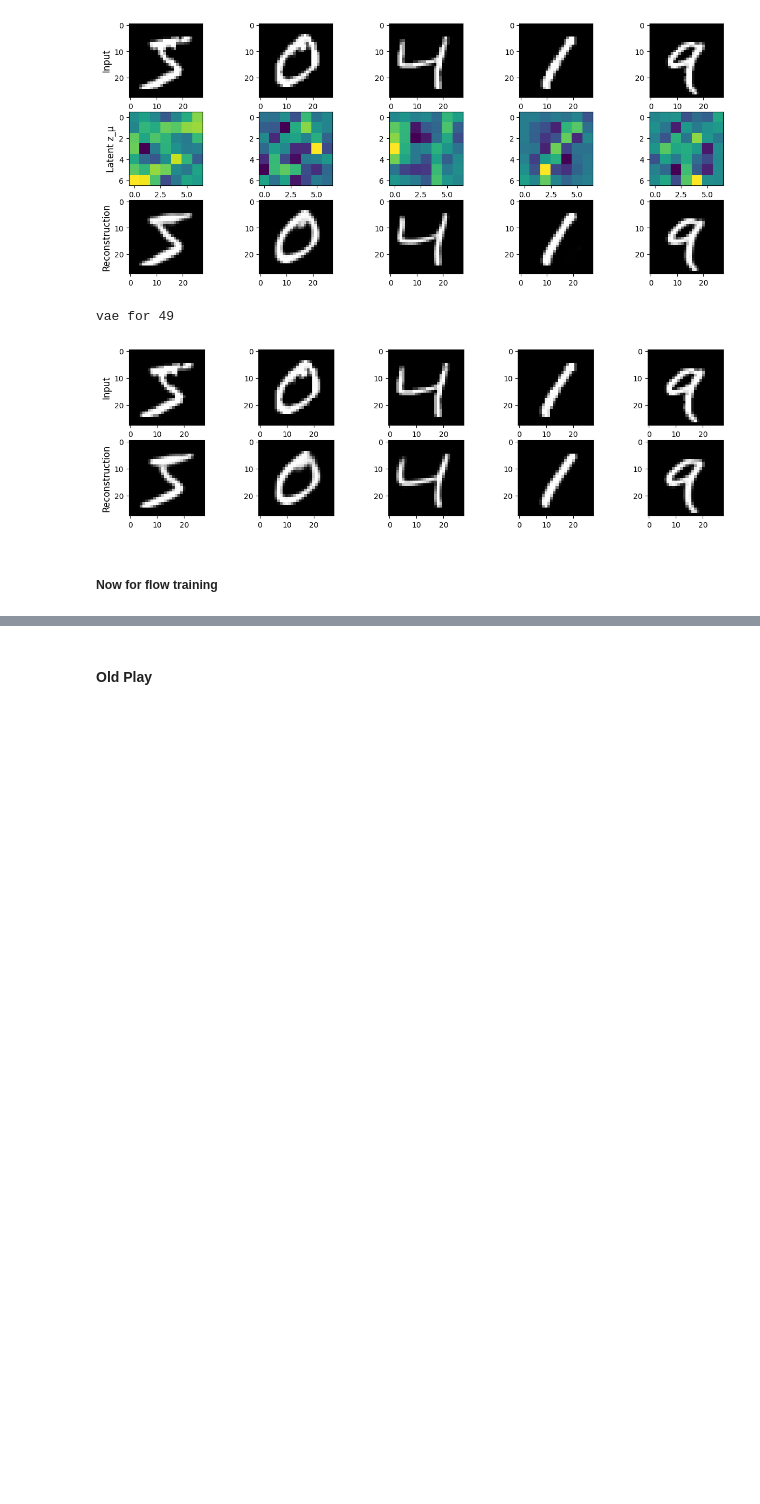
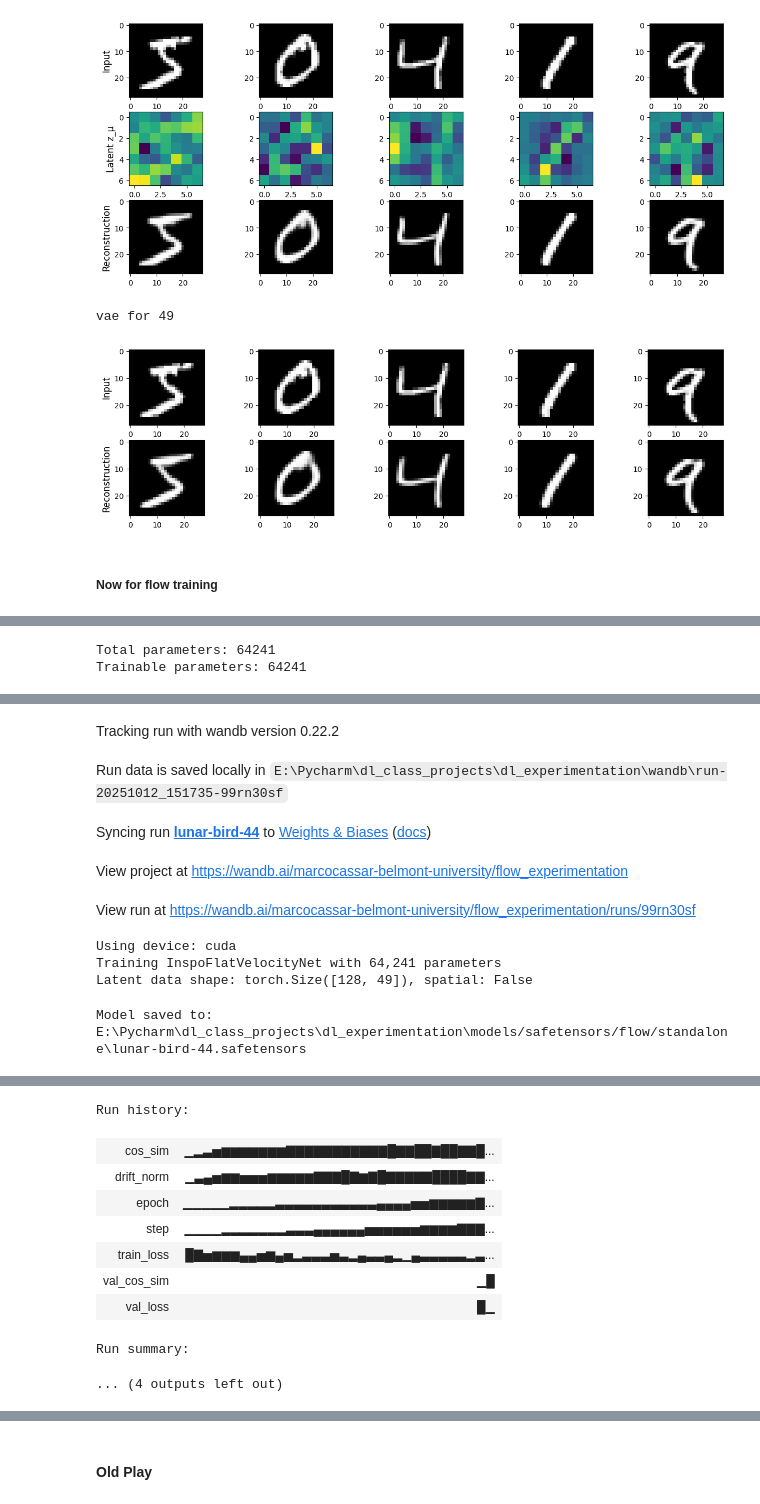
Before and after one commit to Ocrabit/dl_class_projects, a Jupyter notebook: full cycle.ipynb, the cells around one changed output, grey strips where cells are left out. Cells and saved outputs as stored; diff of their text form; code cells hidden in the pictures; blank space fills up the shorter version.

```diff
--- a/full cycle.ipynb
+++ b/full cycle.ipynb
@@ -610,3 +671,40 @@ class FlatVelocityNet(nn.Module):
         return self.fc_out(x)
 # %%
-flow_49 = FlatVelocityNet(49)
+# flow_49 = FlatVelocityNet(49)
+
+# flow_config = dict(
+#     learning_rate=1e-3,
+#     weight_decay=0.0,
+#     epochs=10,
+#     batch_size=128,
+#     n_steps=20,
+#     use_time_warp=False,
+#     reflow_every=0,  # 0 = no reflow, >0 = reflow every N steps
+# )
+
+flow_49 = InspoFlatVelocityNet(
+    input_dim=49,
+    base_channels=32,
+    blocks_per_level=1,
+    use_skips=True,
+    use_ln=True
+
+)
+
+flow_config = dict(
+    learning_rate=1e-3,
+    weight_decay=0.0,
+    epochs=10,
+    batch_size=128,
+    n_steps=20,
+    use_time_warp=False,
+    reflow_every=0,  # 0 = no reflow, >0 = reflow every N steps
+)
+
+total_params = sum(p.numel() for p in flow_49.parameters())
+trainable_params = sum(p.numel() for p in flow_49.parameters() if p.requires_grad)
+print(f"Total parameters: {total_params}")
+print(f"Trainable parameters: {trainable_params}")
+# %% [output]
+Total parameters: 64241
+Trainable parameters: 64241
@@ -613,2 +714,5 @@ flow_49 = FlatVelocityNet(49)
 # %%
-flow_train(flow_49, train_dl_49, test_dl_49, config=config={'reflow_every': 5. 'epochs': 20})
+flow_train(flow_49, train_dl_49, test_dl_49, config=flow_config
+           # , pretrained_model=parent
+          )
+# %% [output]
@@ -614,0 +720,9 @@ flow_train(flow_49, train_dl_49, test_dl_49, config=config={'reflow_every': 5. '
+Tracking run with wandb version 0.22.2
+Run data is saved locally in E:\Pycharm\dl_class_projects\dl_experimentation\wandb\run-20251012_151735-99rn30sf
+Syncing run lunar-bird-44 to Weights & Biases (docs)
+View project at https://wandb.ai/marcocassar-belmont-university/flow_experimentation
+View run at https://wandb.ai/marcocassar-belmont-university/flow_experimentation/runs/99rn30sf
+Using device: cuda
+Training InspoFlatVelocityNet with 64,241 parameters
+Latent data shape: torch.Size([128, 49]), spatial: False
+Model saved to: E:\Pycharm\dl_class_projects\dl_experimentation\models/safetensors/flow/standalone\lunar-bird-44.safetensors
@@ -615 +730,11 @@ flow_train(flow_49, train_dl_49, test_dl_49, config=config={'reflow_every': 5. '
+Run history:
+| cos_sim | ▁▂▃▅▆▆▆▆▆▆▆▇▇▇▇▇▇▇▇▇▇▇█▇▇██▇██▇▇█... |
+| drift_norm | ▁▃▄▅▆▆▅▅▅▆▆▆▆▆▇▇▇█▇▆▇█▇▇▇▇▇████▇▇... |
+| epoch | ▁▁▁▁▁▂▂▂▂▂▃▃▃▃▃▃▃▃▃▃▃▄▄▄▄▅▅▆▆▆▆▆▇... |
+| step | ▁▁▁▁▂▂▂▂▂▂▂▃▃▃▄▄▄▄▄▄▅▅▅▅▅▅▆▆▆▆▇▇▇... |
+| train_loss | █▇▅▆▆▆▄▄▅▆▄▅▂▃▃▃▅▃▂▄▃▃▄▂▁▄▃▃▃▃▃▂▃... |
+| val_cos_sim | ▁█ |
+| val_loss | █▁ |
+Run summary:
+... (4 outputs left out)
 # %%
```
Also changed, not shown: parts of 11 cells of this notebook, 2 other files.
